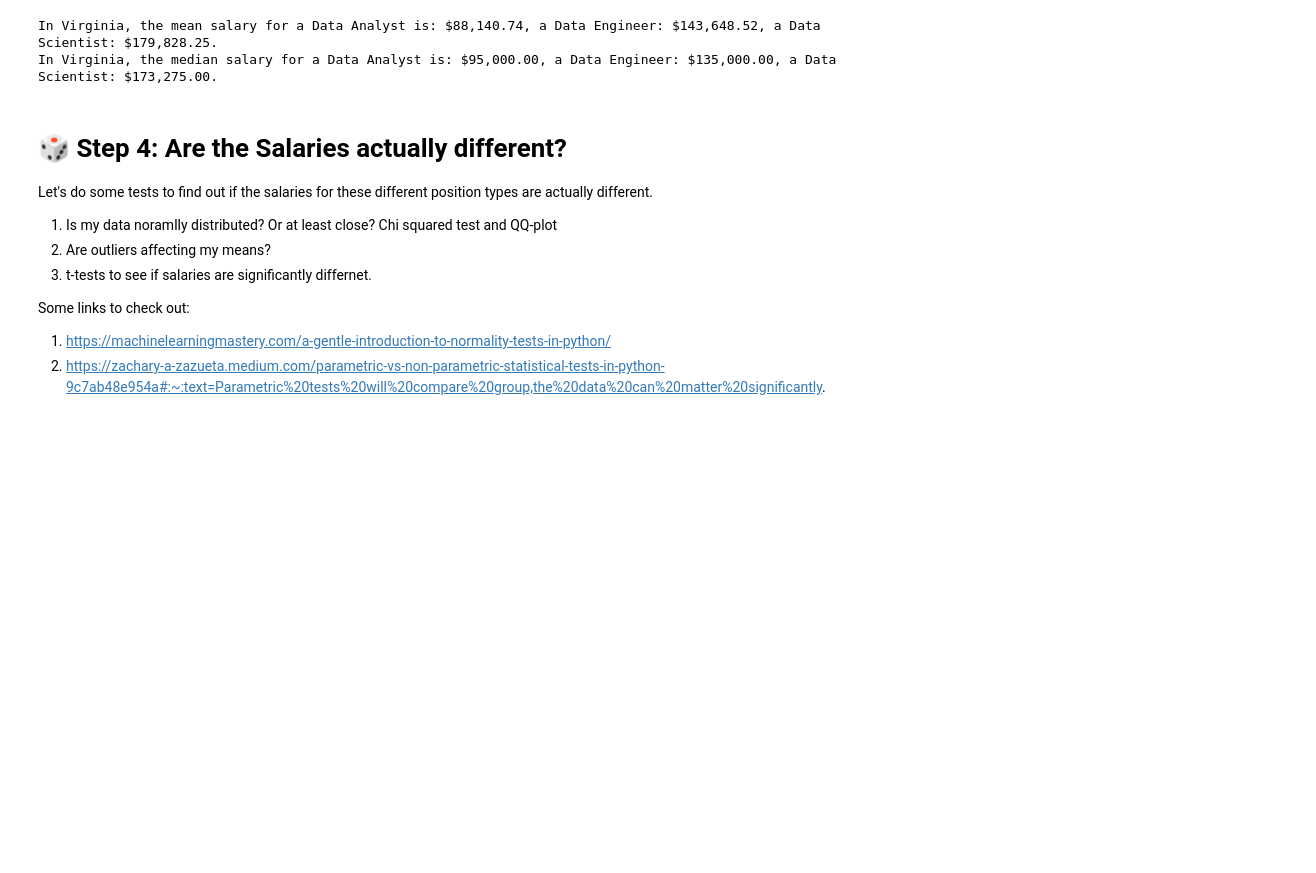
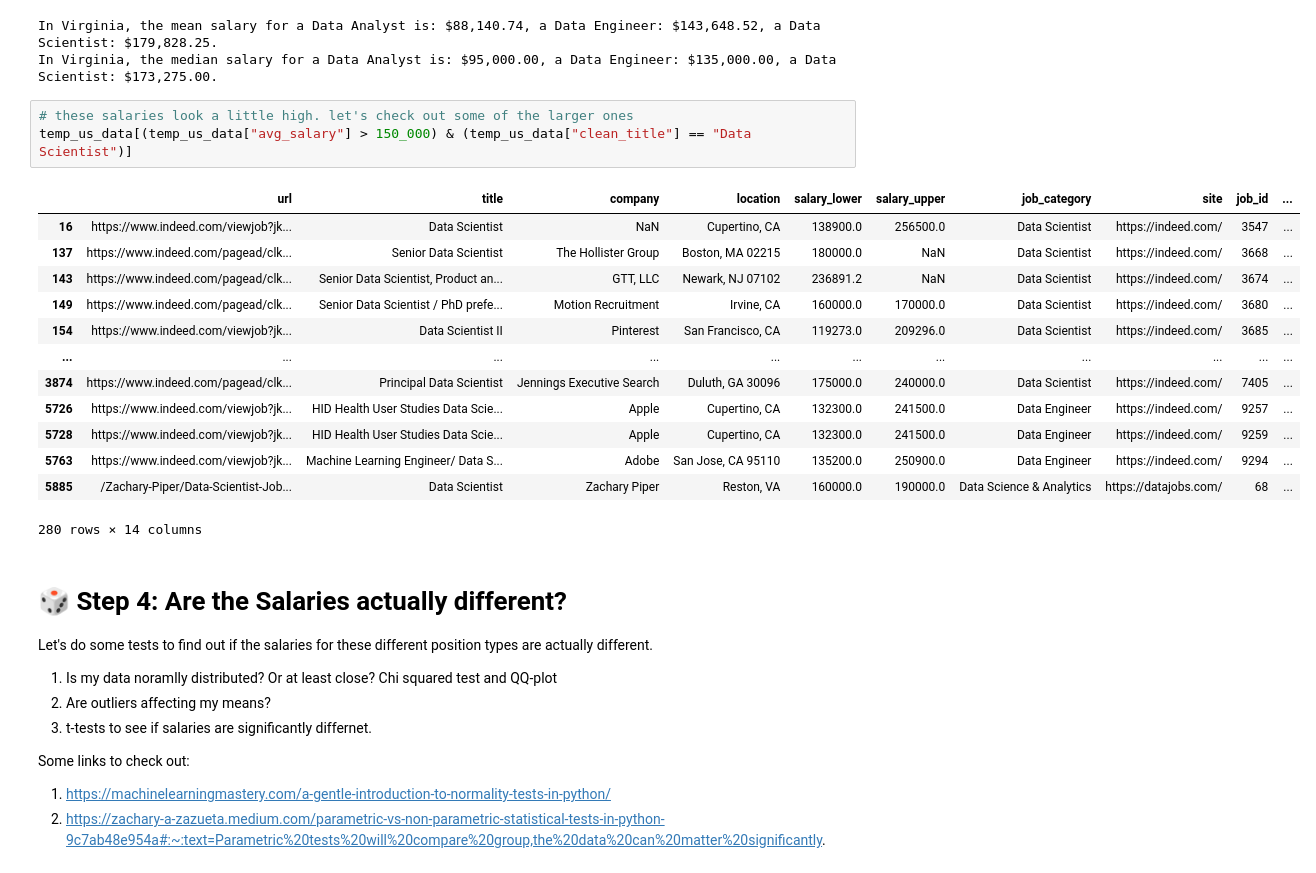
Before and after one commit to ColinB19/datajobswebscraper, a Jupyter notebook: Webscrape_DataJobs.ipynb, the cells around one changed output. Cells and saved outputs as stored; diff of their text form; blank space fills up the shorter version.

Commit message:
adding more to salary analysis

```diff
--- a/Webscrape_DataJobs.ipynb
+++ b/Webscrape_DataJobs.ipynb
@@ -1291,6 +1292,23 @@ print(f"In Virginia, the median salary for a Data Analyst is: ${va_da_sal_m:,.2f
 # %% [output]
 In Virginia, the mean salary for a Data Analyst is: $88,140.74, a Data Engineer: $143,648.52, a Data Scientist: $179,828.25.
 In Virginia, the median salary for a Data Analyst is: $95,000.00, a Data Engineer: $135,000.00, a Data Scientist: $173,275.00.
+# %%
+# these salaries look a little high. let's check out some of the larger ones
+temp_us_data[(temp_us_data["avg_salary"] > 150_000) & (temp_us_data["clean_title"] == "Data Scientist")]
+# %% [output]
+|  | url | title | company | location | salary_lower | salary_upper | job_category | site | job_id | ... |
+| 16 | https://www.indeed.com/viewjob?jk... | Data Scientist | NaN | Cupertino, CA | 138900.0 | 256500.0 | Data Scientist | https://indeed.com/ | 3547 | ... |
+| 137 | https://www.indeed.com/pagead/clk... | Senior Data Scientist | The Hollister Group | Boston, MA 02215 | 180000.0 | NaN | Data Scientist | https://indeed.com/ | 3668 | ... |
+| 143 | https://www.indeed.com/pagead/clk... | Senior Data Scientist, Product an... | GTT, LLC | Newark, NJ 07102 | 236891.2 | NaN | Data Scientist | https://indeed.com/ | 3674 | ... |
+| 149 | https://www.indeed.com/pagead/clk... | Senior Data Scientist / PhD prefe... | Motion Recruitment | Irvine, CA | 160000.0 | 170000.0 | Data Scientist | https://indeed.com/ | 3680 | ... |
+| 154 | https://www.indeed.com/viewjob?jk... | Data Scientist II | Pinterest | San Francisco, CA | 119273.0 | 209296.0 | Data Scientist | https://indeed.com/ | 3685 | ... |
+| ... | ... | ... | ... | ... | ... | ... | ... | ... | ... | ... |
+| 3874 | https://www.indeed.com/pagead/clk... | Principal Data Scientist | Jennings Executive Search | Duluth, GA 30096 | 175000.0 | 240000.0 | Data Scientist | https://indeed.com/ | 7405 | ... |
+| 5726 | https://www.indeed.com/viewjob?jk... | HID Health User Studies Data Scie... | Apple | Cupertino, CA | 132300.0 | 241500.0 | Data Engineer | https://indeed.com/ | 9257 | ... |
+| 5728 | https://www.indeed.com/viewjob?jk... | HID Health User Studies Data Scie... | Apple | Cupertino, CA | 132300.0 | 241500.0 | Data Engineer | https://indeed.com/ | 9259 | ... |
+| 5763 | https://www.indeed.com/viewjob?jk... | Machine Learning Engineer/ Data S... | Adobe | San Jose, CA 95110 | 135200.0 | 250900.0 | Data Engineer | https://indeed.com/ | 9294 | ... |
+| 5885 | /Zachary-Piper/Data-Scientist-Job... | Data Scientist | Zachary Piper | Reston, VA | 160000.0 | 190000.0 | Data Science & Analytics | https://datajobs.com/ | 68 | ... |
+280 rows × 14 columns
 # %% [markdown]
 # 🎲 **Step 4**: Are the Salaries actually different?
 
```
Also changed, not shown: parts of 8 cells of this notebook.
